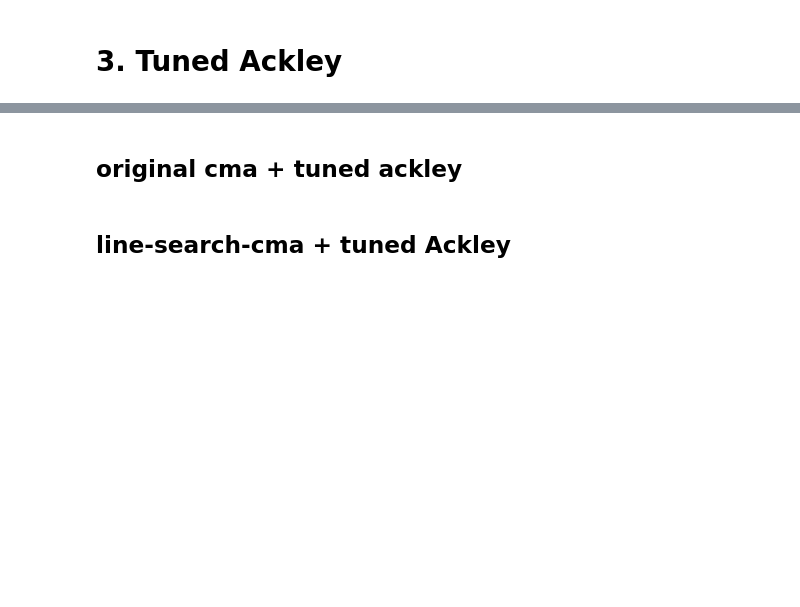
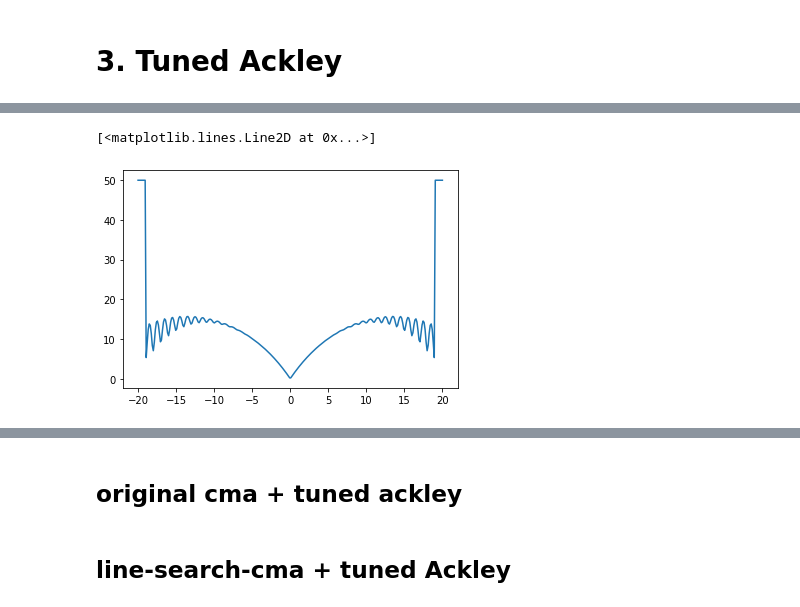
Before and after one commit to huajian1069/non-convex-optimisation, a Jupyter notebook: compare efficiency.ipynb, the cells around one changed output, grey strips where cells are left out. Cells and saved outputs as stored; diff of their text form; code cells hidden in the pictures; blank space fills up the shorter version.

Commit message:
tune the shape of tuned ackley

```diff
--- a/compare efficiency.ipynb
+++ b/compare efficiency.ipynb
@@ -526,0 +586,11 @@ Wall time: 1min 1s
+# %%
+import matplotlib.pylab as plt
+tak = tuned_ackley()
+xs = np.linspace(-20, 20, 300)
+fs = []
+for x in xs:
+    fs.append(tak.func([x, 0]))
+plt.plot(xs, fs)
+# %% [output]
+[<matplotlib.lines.Line2D at 0x...>]
+[figure, added]
```
Also changed, not shown: parts of 22 cells of this notebook, 2 other files.
